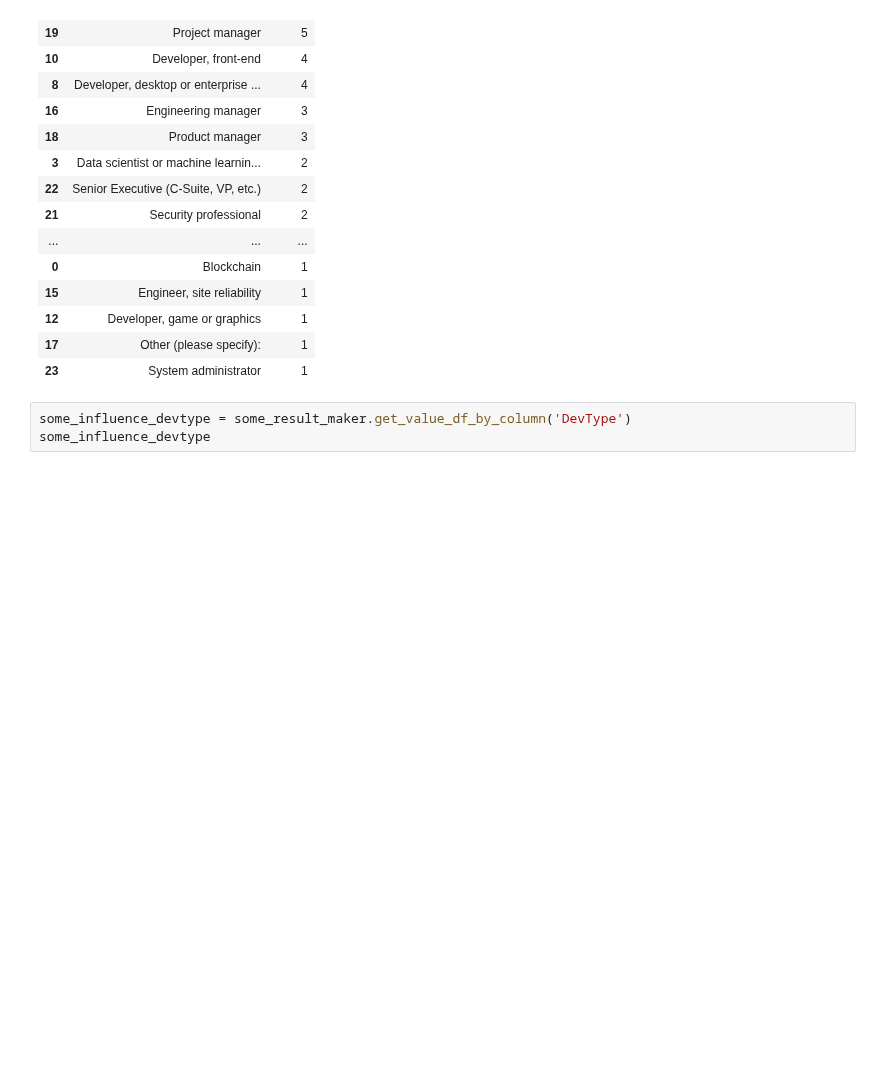
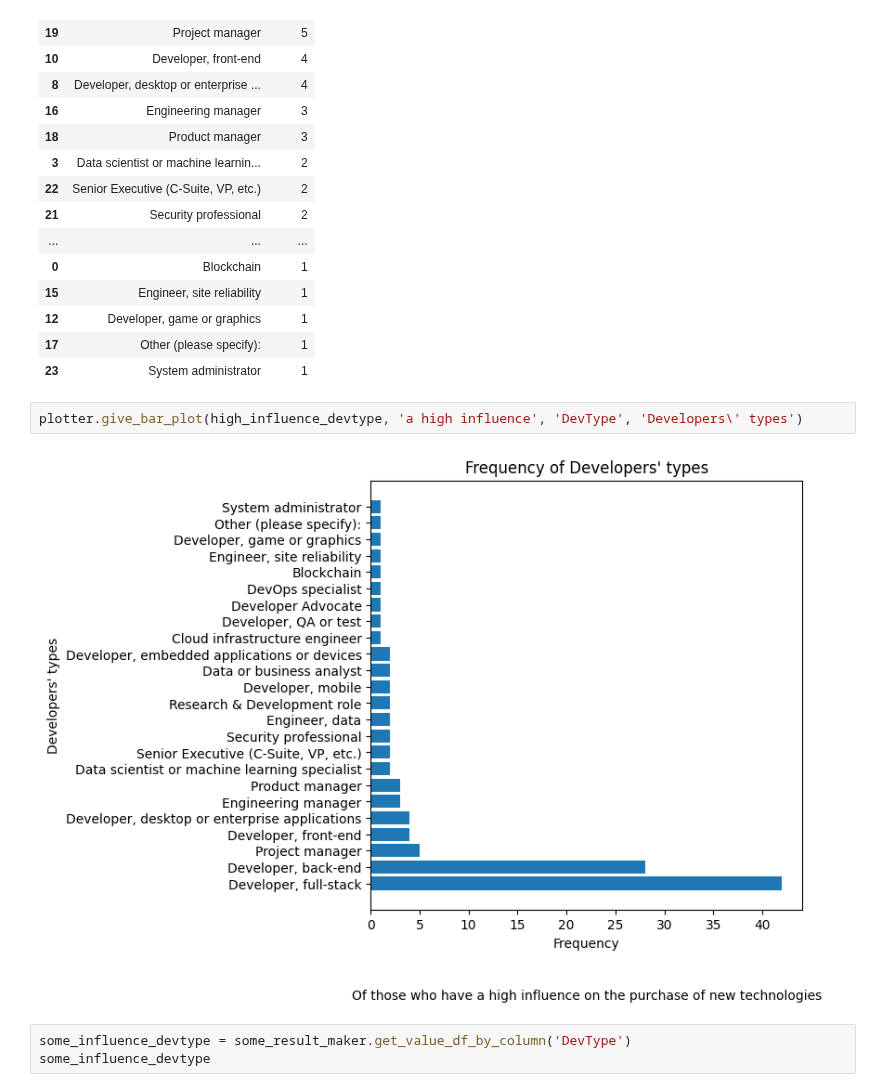
Before and after one commit to abrahim-k/stack_overflow_data, a Jupyter notebook: stack_overflow.ipynb, the cells around one changed output. Drawn from its saved outputs; the diff is of its cells as text; blank space fills up the shorter version.

```diff
--- a/stack_overflow.ipynb
+++ b/stack_overflow.ipynb
@@ -103,6 +114,10 @@ high_influence_devtype
 | 12 | Developer, game or graphics | 1 |
 | 17 | Other (please specify): | 1 |
 | 23 | System administrator | 1 |
+# %%
+plotter.give_bar_plot(high_influence_devtype, 'a high influence', 'DevType', 'Developers\' types')
+# %% [output]
+[figure, added]
 # %%
 some_influence_devtype = some_result_maker.get_value_df_by_column('DevType')
 some_influence_devtype
```
Also changed, not shown: parts of 9 cells of this notebook.
